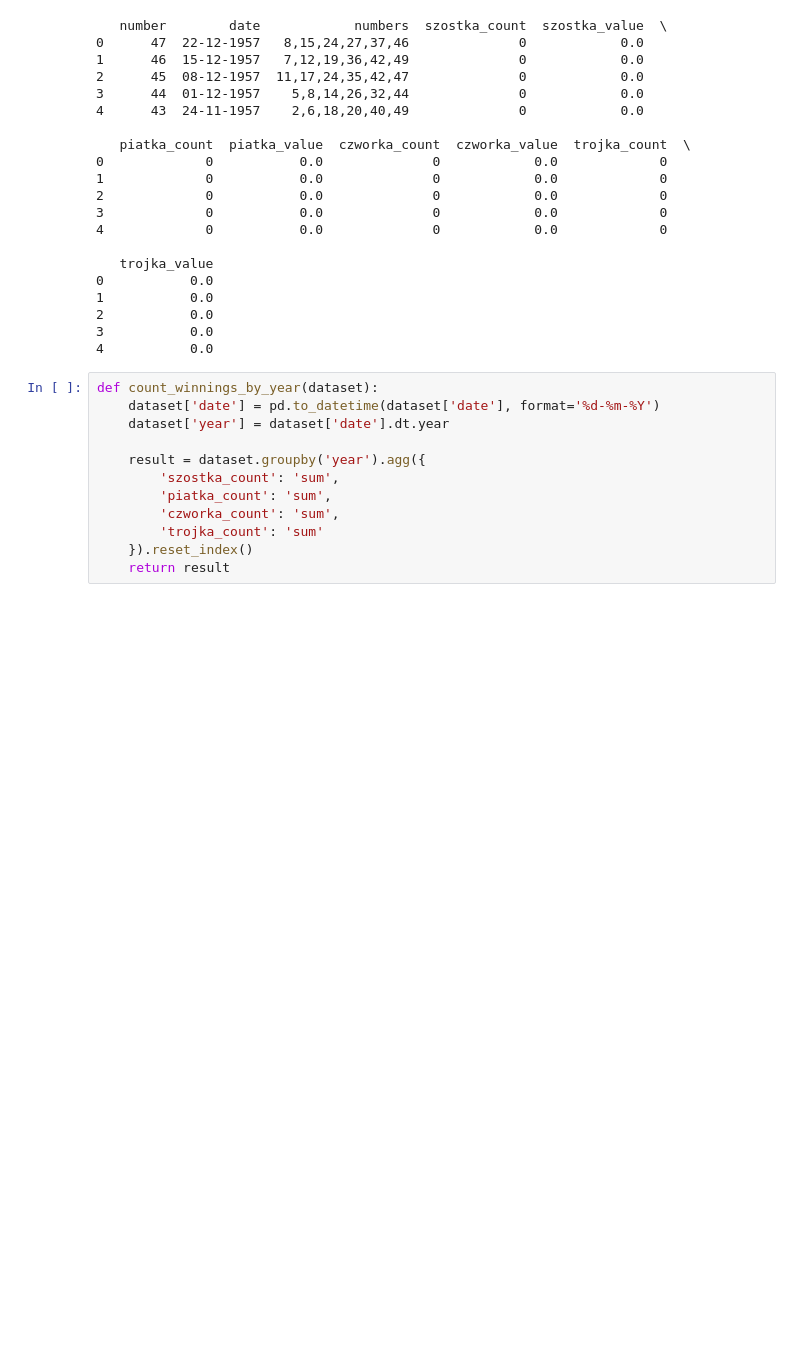
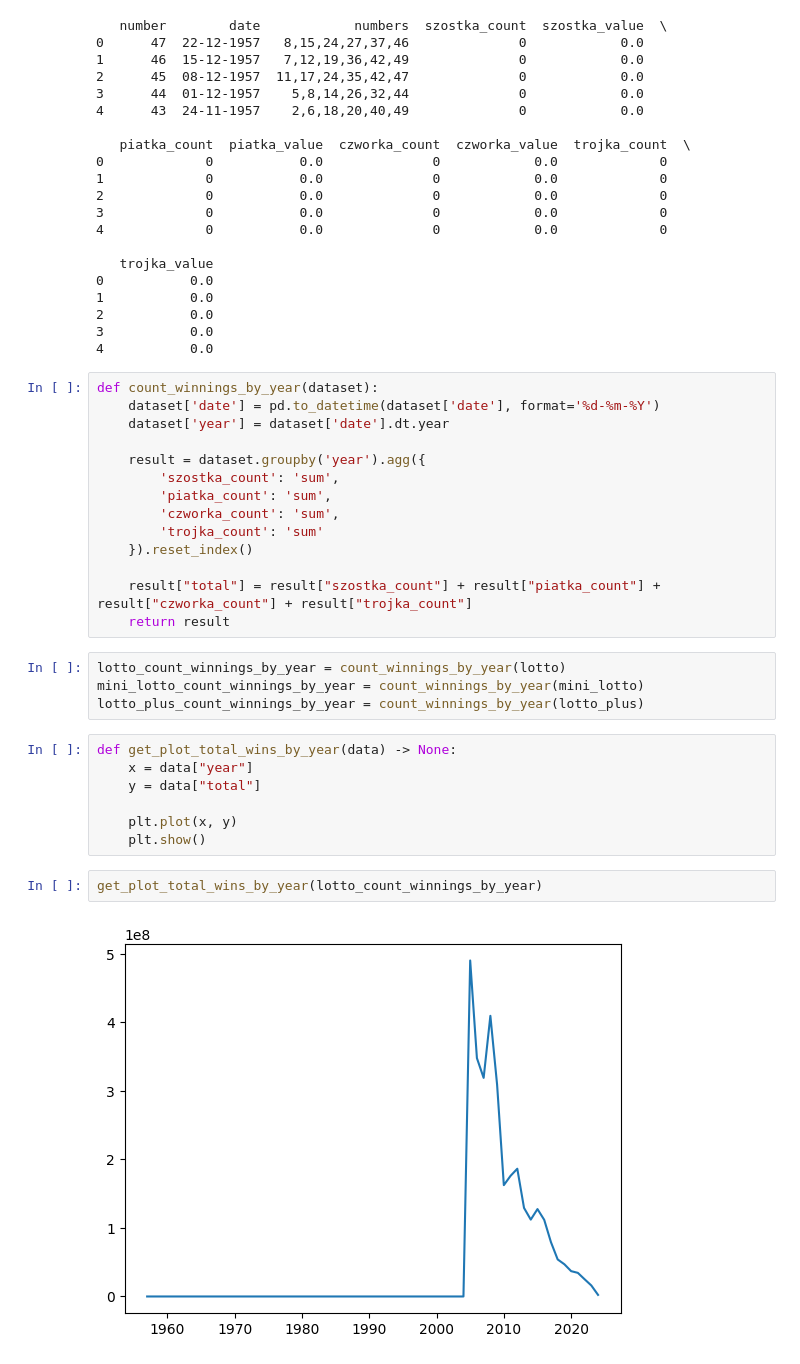
Before and after one commit to DEENUU1/lotto-analytics, a Jupyter notebook: analytics.ipynb, the cells around one changed output. Cells and saved outputs as stored; diff of their text form; blank space fills up the shorter version.

Commit message:
feature: create a plot with total wins by year

```diff
--- a/analytics.ipynb
+++ b/analytics.ipynb
@@ -41,4 +41,21 @@ def count_winnings_by_year(dataset):
         'czworka_count': 'sum',
         'trojka_count': 'sum'
     }).reset_index()
+
+    result["total"] = result["szostka_count"] + result["piatka_count"] + result["czworka_count"] + result["trojka_count"]
     return result
+# %%
+lotto_count_winnings_by_year = count_winnings_by_year(lotto)
+mini_lotto_count_winnings_by_year = count_winnings_by_year(mini_lotto)
+lotto_plus_count_winnings_by_year = count_winnings_by_year(lotto_plus)
+# %%
+def get_plot_total_wins_by_year(data) -> None:
+    x = data["year"]
+    y = data["total"]
+
+    plt.plot(x, y)
+    plt.show()
+# %%
+get_plot_total_wins_by_year(lotto_count_winnings_by_year)
+# %% [output]
+[figure, added]
```
Also changed, not shown: parts of 2 cells of this notebook.
